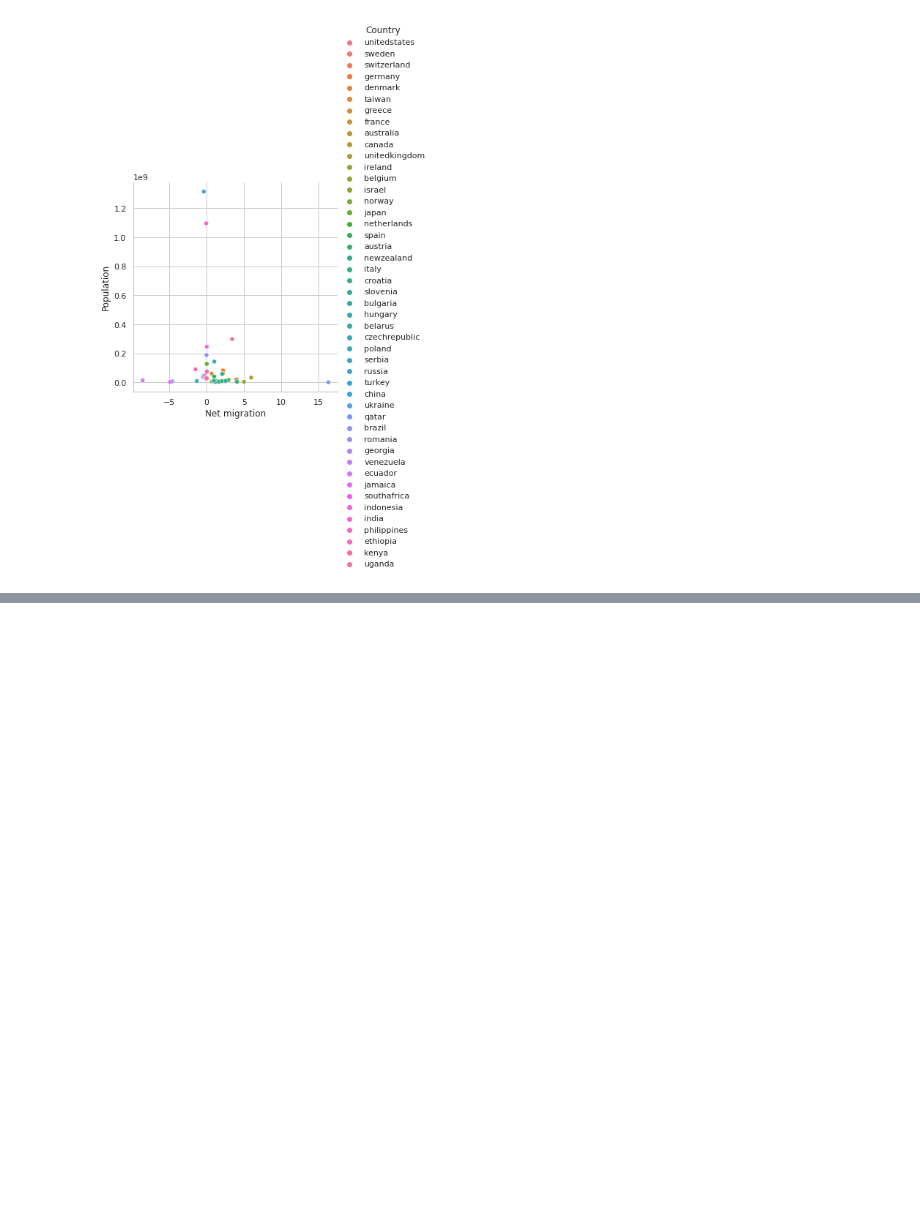
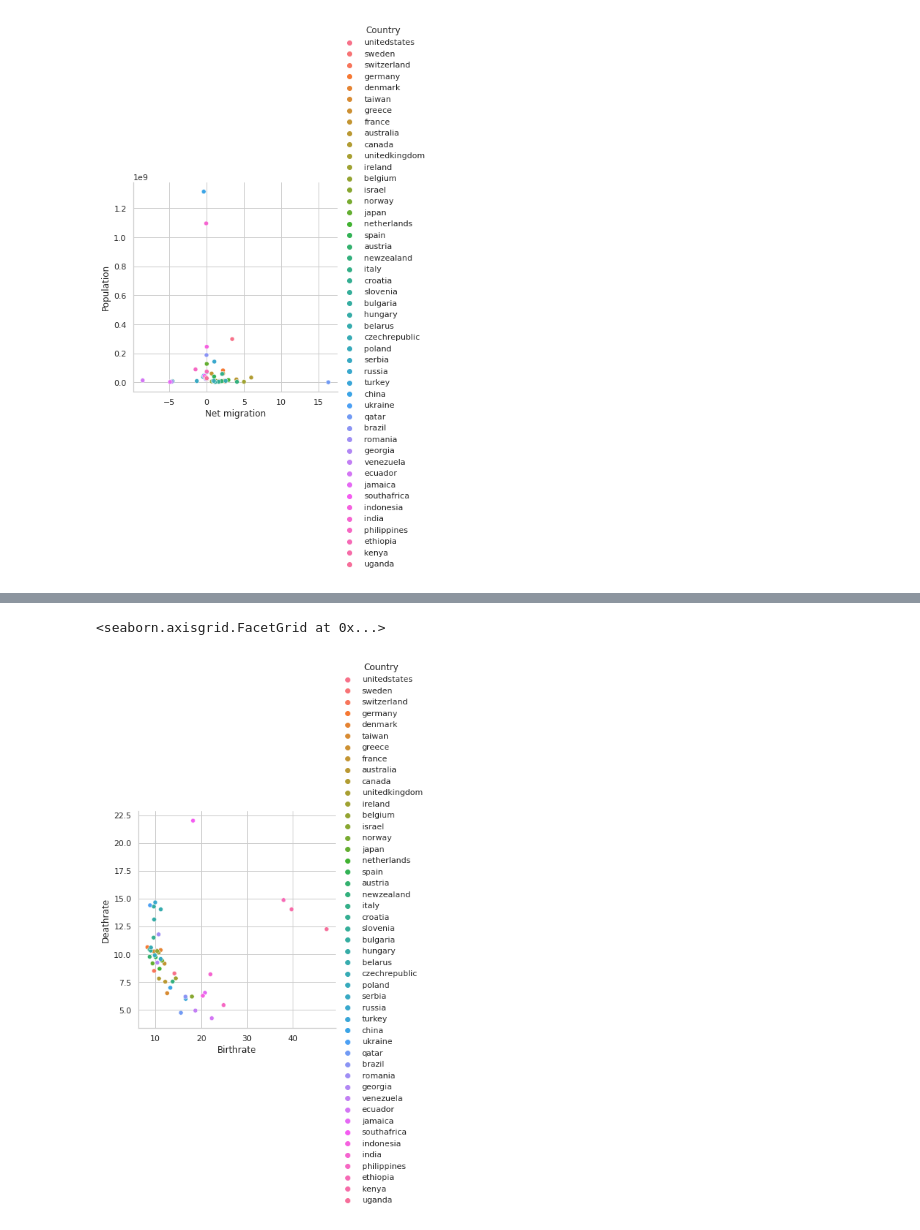
Before and after one commit to HugoVasc/DesafioCIS, a Jupyter notebook: Desafio.ipynb, the cells around one changed output, grey strips where cells are left out. Cells and saved outputs as stored; diff of their text form; code cells hidden in the pictures; blank space fills up the shorter version.

```diff
--- a/Desafio.ipynb
+++ b/Desafio.ipynb
@@ -310 +321,8 @@ medOlTemp.head(10)
+# %%
+#12
+#Relação entre natalidade e mortalidade
+sns.relplot(data=ctrs,x = 'Birthrate', y = 'Deathrate', hue = 'Country')
+# %% [output]
+<seaborn.axisgrid.FacetGrid at 0x...>
+[figure, added]
 # %%
```
Also changed, not shown: parts of 15 cells of this notebook.
